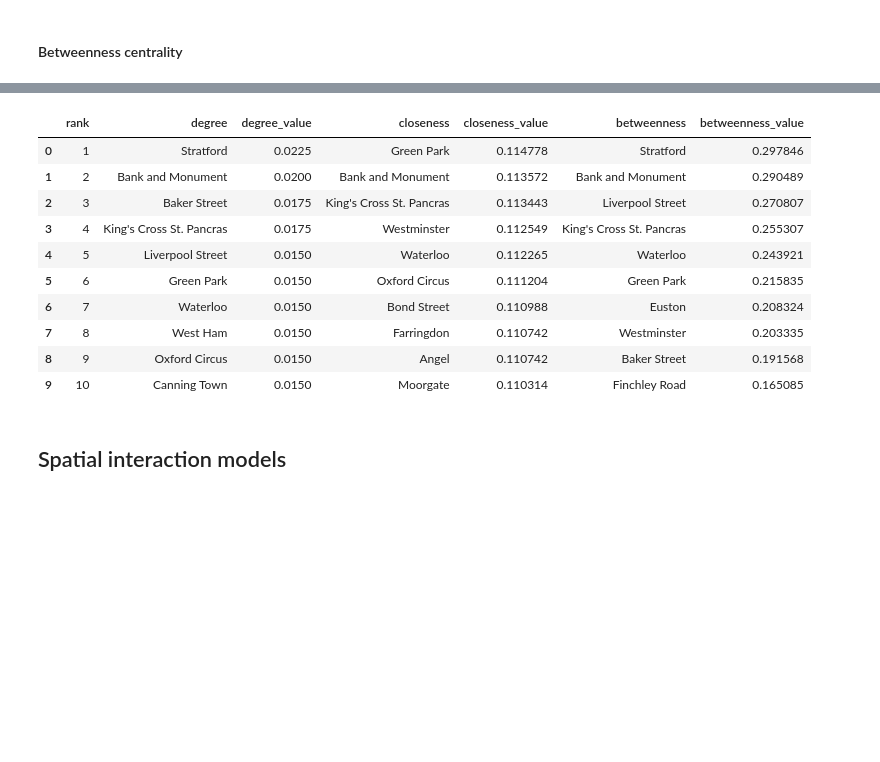
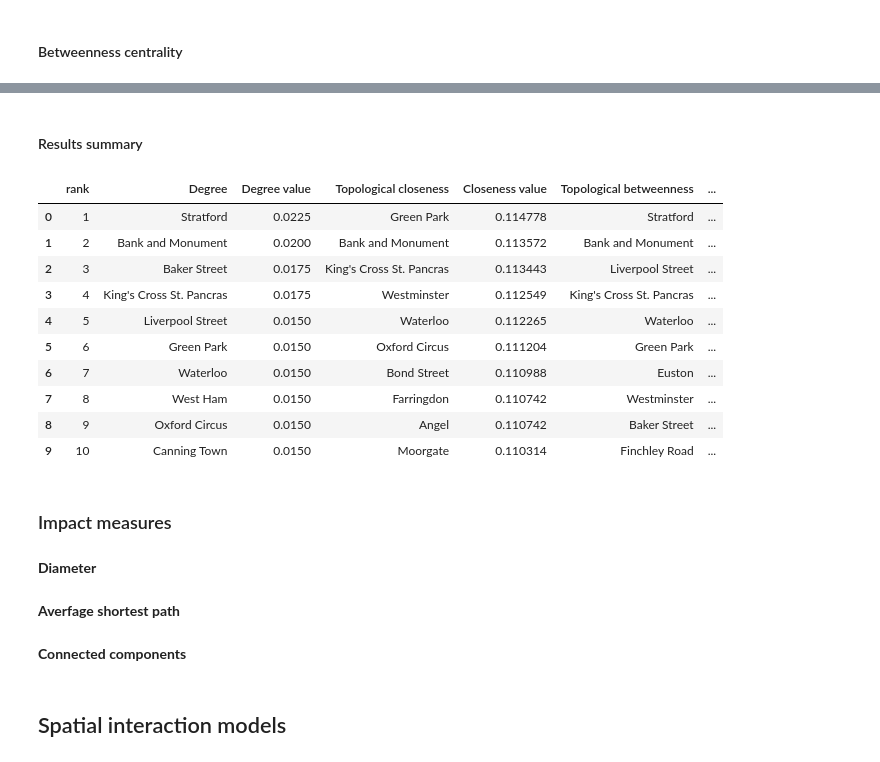
Before and after one commit to rpoandres/US_Assessment, a Jupyter notebook: US_Assessment.ipynb, the cells around one changed output, grey strips where cells are left out. Drawn from its saved outputs; the diff is of its cells as text; code cells hidden in the pictures; blank space fills up the shorter version.

```diff
--- a/US_Assessment.ipynb
+++ b/US_Assessment.ipynb
@@ -195,10 +197,10 @@ nx.set_node_attributes(G,dict(deg_london),'degree')
 df_centrality['degree'] = pd.Series(nx.get_node_attributes(G, 'degree'))
 
 clos_london = nx.closeness_centrality(G)
-nx.set_node_attributes(G,clos_london,'closeness')
-df_centrality['closeness'] = pd.Series(nx.get_node_attributes(G, 'closeness'))
+nx.set_node_attributes(G,clos_london,'closeness_t')
+df_centrality['closeness_t'] = pd.Series(nx.get_node_attributes(G, 'closeness_t'))
 
 bet_london = nx.betweenness_centrality(G)
-nx.set_node_attributes(G,bet_london,'betweenness')
-df_centrality['betweenness'] = pd.Series(nx.get_node_attributes(G, 'betweenness'))
+nx.set_node_attributes(G,bet_london,'betweenness_t')
+df_centrality['betweenness_t'] = pd.Series(nx.get_node_attributes(G, 'betweenness_t'))
 # %%
@@ -283,35 +342,45 @@ df_centrality.sort_values(by='degree',ascending=False)
+# %% [markdown]
+#### Results summary
 # %%
 df_ranking = pd.DataFrame()
 rank = list(range(1, df_centrality.shape[0]+1))
 df_ranking['rank'] = rank
 
 degree_rank = df_centrality.sort_values(by='degree',ascending=False).index.values.tolist()
 degree_value = df_centrality['degree'].sort_values(ascending=False).values.tolist()
-clos_rank = df_centrality.sort_values(by='closeness',ascending=False).index.values.tolist()
-clos_value = df_centrality['closeness'].sort_values(ascending=False).values.tolist()
-bet_rank = df_centrality.sort_values(by='betweenness',ascending=False).index.values.tolist()
-bet_value = df_centrality['betweenness'].sort_values(ascending=False).values.tolist()
+clos_rank = df_centrality.sort_values(by='closeness_t',ascending=False).index.values.tolist()
+clos_value = df_centrality['closeness_t'].sort_values(ascending=False).values.tolist()
+bet_rank = df_centrality.sort_values(by='betweenness_t',ascending=False).index.values.tolist()
+bet_value = df_centrality['betweenness_t'].sort_values(ascending=False).values.tolist()
 
-df_ranking['degree'] = degree_rank
-df_ranking['degree_value'] = degree_value
-df_ranking['closeness'] = clos_rank
-df_ranking['closeness_value'] = clos_value
-df_ranking['betweenness'] = bet_rank
-df_ranking['betweenness_value'] = bet_value
+df_ranking['Degree'] = degree_rank
+df_ranking['Degree value'] = degree_value
+df_ranking['Topological closeness'] = clos_rank
+df_ranking['Closeness value'] = clos_value
+df_ranking['Topological betweenness'] = bet_rank
+df_ranking['Betweenness value'] = bet_value
 
 df_ranking.head(10)
 # %% [output]
-|  | rank | degree | degree_value | closeness | closeness_value | betweenness | betweenness_value |
-| 0 | 1 | Stratford | 0.0225 | Green Park | 0.114778 | Stratford | 0.297846 |
-| 1 | 2 | Bank and Monument | 0.0200 | Bank and Monument | 0.113572 | Bank and Monument | 0.290489 |
-| 2 | 3 | Baker Street | 0.0175 | King's Cross St. Pancras | 0.113443 | Liverpool Street | 0.270807 |
-| 3 | 4 | King's Cross St. Pancras | 0.0175 | Westminster | 0.112549 | King's Cross St. Pancras | 0.255307 |
-| 4 | 5 | Liverpool Street | 0.0150 | Waterloo | 0.112265 | Waterloo | 0.243921 |
-| 5 | 6 | Green Park | 0.0150 | Oxford Circus | 0.111204 | Green Park | 0.215835 |
-| 6 | 7 | Waterloo | 0.0150 | Bond Street | 0.110988 | Euston | 0.208324 |
-| 7 | 8 | West Ham | 0.0150 | Farringdon | 0.110742 | Westminster | 0.203335 |
-| 8 | 9 | Oxford Circus | 0.0150 | Angel | 0.110742 | Baker Street | 0.191568 |
-| 9 | 10 | Canning Town | 0.0150 | Moorgate | 0.110314 | Finchley Road | 0.165085 |
+|  | rank | Degree | Degree value | Topological closeness | Closeness value | Topological betweenness | ... |
+| 0 | 1 | Stratford | 0.0225 | Green Park | 0.114778 | Stratford | ... |
+| 1 | 2 | Bank and Monument | 0.0200 | Bank and Monument | 0.113572 | Bank and Monument | ... |
+| 2 | 3 | Baker Street | 0.0175 | King's Cross St. Pancras | 0.113443 | Liverpool Street | ... |
+| 3 | 4 | King's Cross St. Pancras | 0.0175 | Westminster | 0.112549 | King's Cross St. Pancras | ... |
+| 4 | 5 | Liverpool Street | 0.0150 | Waterloo | 0.112265 | Waterloo | ... |
+| 5 | 6 | Green Park | 0.0150 | Oxford Circus | 0.111204 | Green Park | ... |
+| 6 | 7 | Waterloo | 0.0150 | Bond Street | 0.110988 | Euston | ... |
+| 7 | 8 | West Ham | 0.0150 | Farringdon | 0.110742 | Westminster | ... |
+| 8 | 9 | Oxford Circus | 0.0150 | Angel | 0.110742 | Baker Street | ... |
+| 9 | 10 | Canning Town | 0.0150 | Moorgate | 0.110314 | Finchley Road | ... |
+# %% [markdown]
+### Impact measures
+# %% [markdown]
+**Diameter**
+# %% [markdown]
+**Averfage shortest path**
+# %% [markdown]
+**Connected components**
 # %% [markdown]
 ## Spatial interaction models
 # %% [markdown]
```
Also changed, not shown: parts of 8 cells of this notebook.
